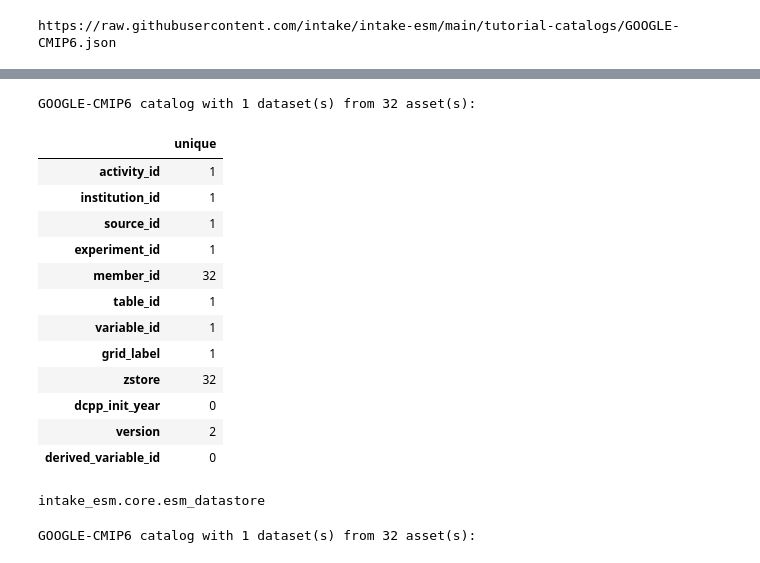
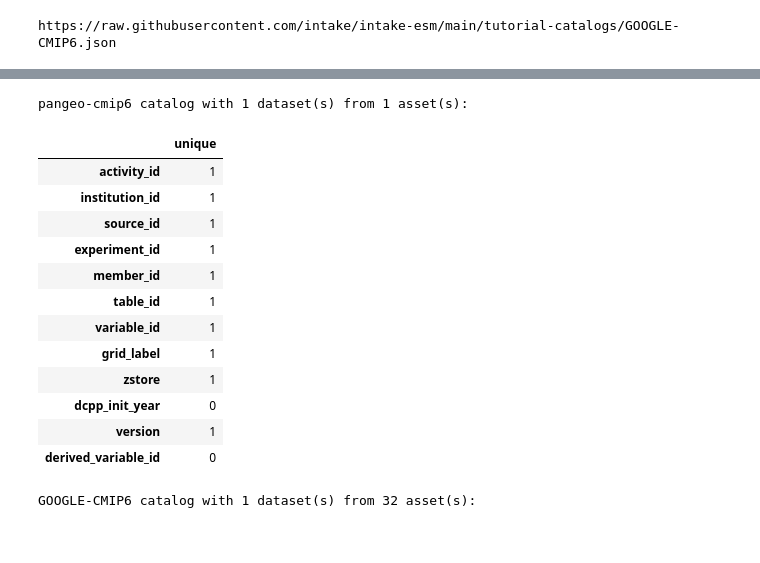
Before and after one commit to ariaradick/scratch, a Jupyter notebook: SPEAR-test/test.ipynb, the cells around one changed output, grey strips where cells are left out. Drawn from its saved outputs; the diff is of its cells as text; code cells hidden in the pictures.

```diff
--- a/SPEAR-test/test.ipynb
+++ b/SPEAR-test/test.ipynb
@@ -1,4 +1,6 @@
 # %%
 import intake
 import intake_esm
-import pandas
+import pandas as pd
+import xarray as xr
+pd.set_option('display.max_rows', None)
@@ -42,27 +86,25 @@ version                         [20180803, 20190429, 20190802, 20191204]
 derived_variable_id                                                   []
 dtype: object
 # %%
-cat_subset = cat.search(institution_id=["IPSL"], variable_id=["va"])
+cat_subset = cat.search(activity_id=["CMIP"], institution_id=["CMCC"],
+             variable_id=["va"], table_id=["Amon"], experiment_id=["historical"],
+             source_id=["CMCC-ESM2"])
 cat_subset
 # %% [output]
-GOOGLE-CMIP6 catalog with 1 dataset(s) from 32 asset(s):
+pangeo-cmip6 catalog with 1 dataset(s) from 1 asset(s):
 |  | unique |
 | activity_id | 1 |
 | institution_id | 1 |
 | source_id | 1 |
 | experiment_id | 1 |
-| member_id | 32 |
+| member_id | 1 |
 | table_id | 1 |
 | variable_id | 1 |
 | grid_label | 1 |
-| zstore | 32 |
+| zstore | 1 |
 | dcpp_init_year | 0 |
-| version | 2 |
+| version | 1 |
 | derived_variable_id | 0 |
-# %%
-type(cat_subset)
-# %% [output]
-intake_esm.core.esm_datastore
 # %%
 import random
 has_qa = [bool(random.getrandbits(1)) for i in range(0,32)]
```
Also changed, not shown: parts of 9 cells of this notebook, 8 other files.
